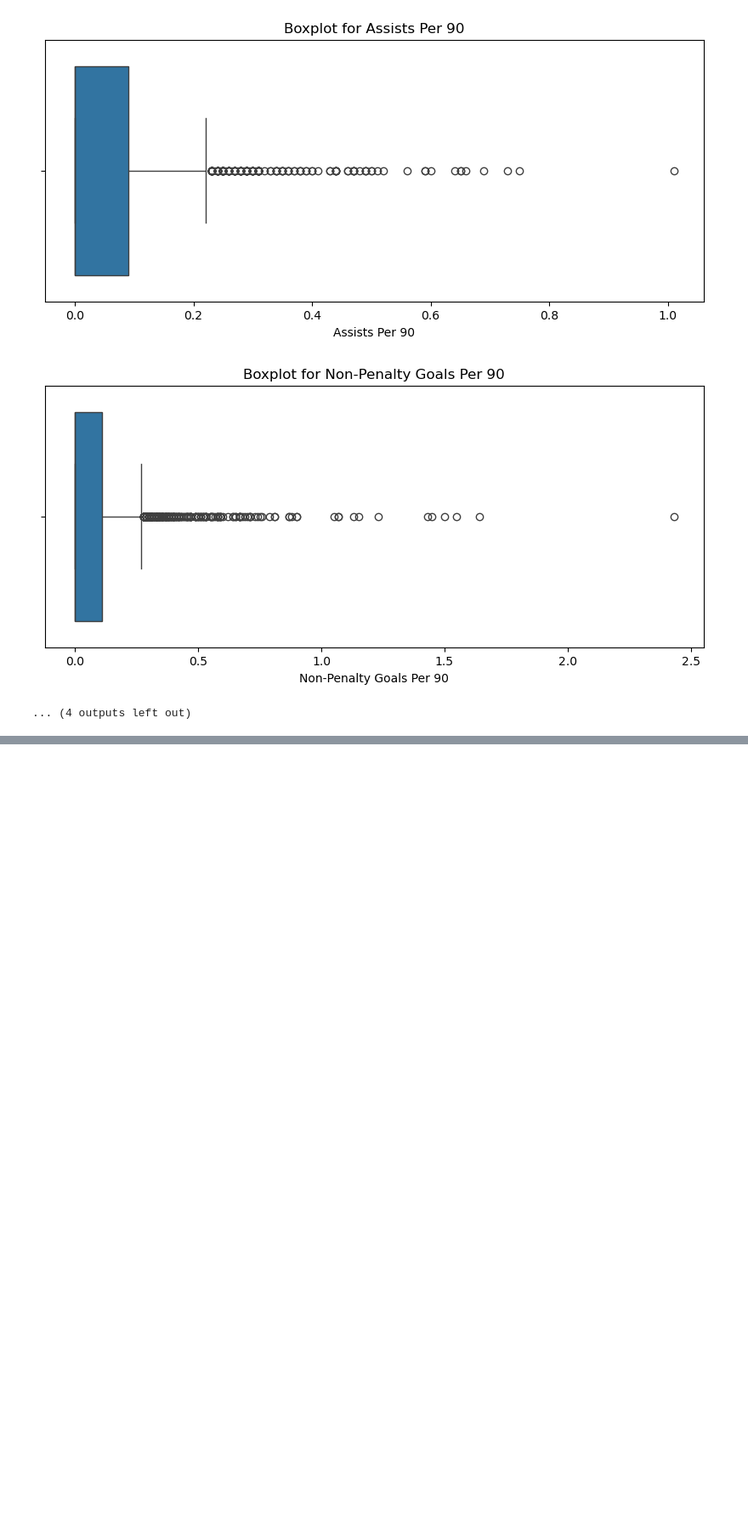
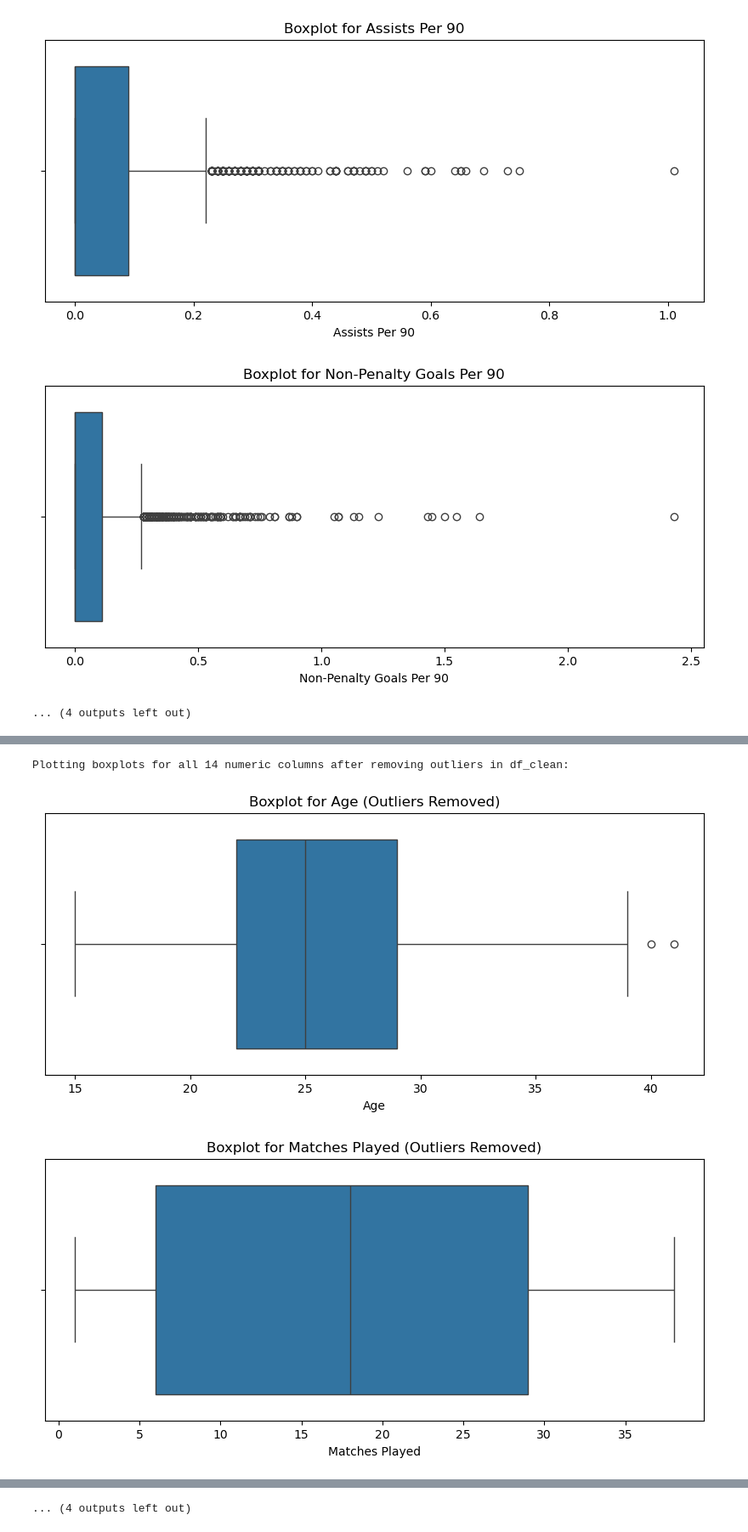
Before and after one commit to springboardmentor345a-create/Projects_2, a Jupyter notebook: Model Training/Notebooks/Goals and Assists Notebook.ipynb, the cells around one changed output, grey strips where cells are left out. Shown: that part at 85% size. Saved outputs shown, nothing was run; the diff lists cells and outputs as text; code cells hidden in the pictures; blank space fills up the shorter version.

```diff
--- a/Model Training/Notebooks/Goals and Assists Notebook.ipynb
+++ b/Model Training/Notebooks/Goals and Assists Notebook.ipynb
@@ -201,0 +194,21 @@ Successfully created 'df_goals_trimmed' and saved to: goals_data_trimmed_outlier
+# %%
+# Plotting BoxPlots for all the Numerical Features after removing outliers
+import numpy as np
+import matplotlib.pyplot as plt
+import seaborn as sns
+
+# Get a list of all columns that are numbers (int64 or float64)
+numeric_cols = df_clean.select_dtypes(include=[np.number]).columns
+
+print(f"Plotting boxplots for all {len(numeric_cols)} numeric columns after removing outliers in df_clean:\n")
+for col in numeric_cols:
+    plt.figure(figsize=(10, 4))
+    sns.boxplot(x=df_clean[col])
+    plt.title(f'Boxplot for {col} (Outliers Removed)')
+    plt.xlabel(col)
+    plt.show()
+print("\n--- All numeric columns have been plotted. ---")
+# %% [output]
+Plotting boxplots for all 14 numeric columns after removing outliers in df_clean:
+[figure, added]
+[figure, added]
@@ -202,3 +224,4 @@ Successfully created 'df_goals_trimmed' and saved to: goals_data_trimmed_outlier
+... (4 outputs left out)
 # %%
 import pandas as pd
 import numpy as np
```
Also changed, not shown: parts of 19 cells of this notebook, 3 other files.
